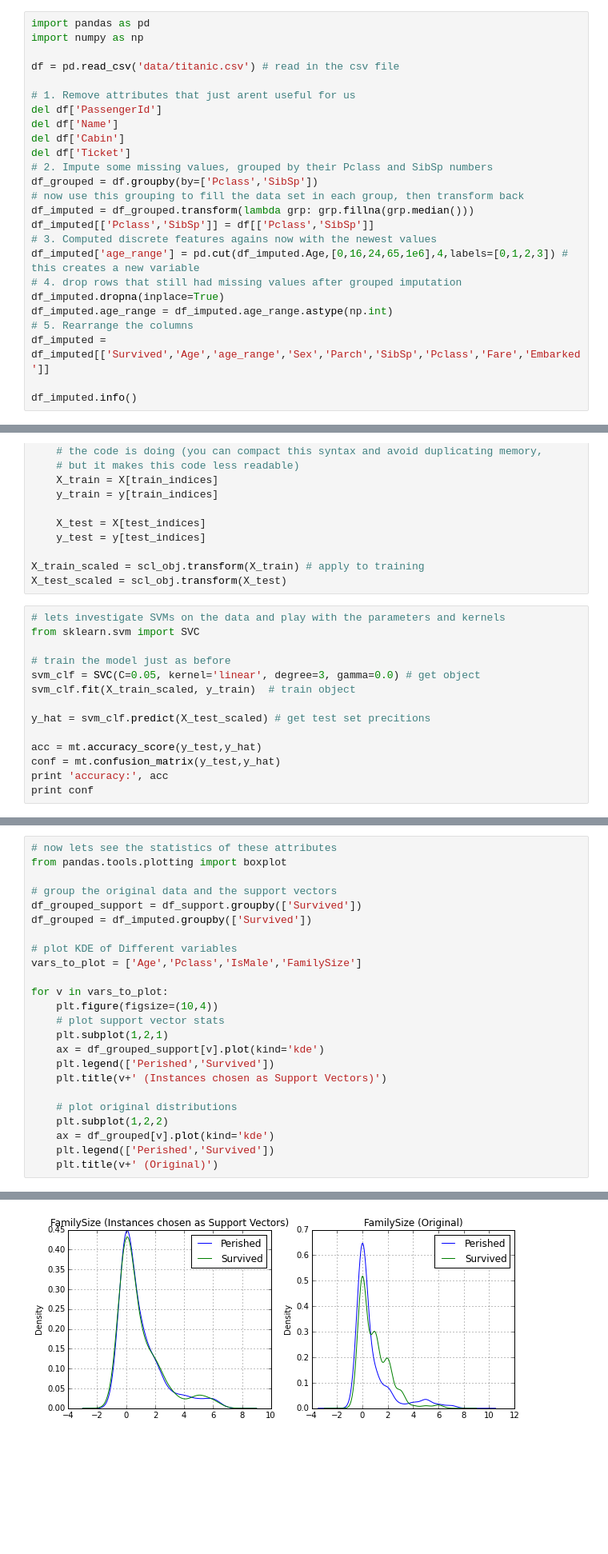
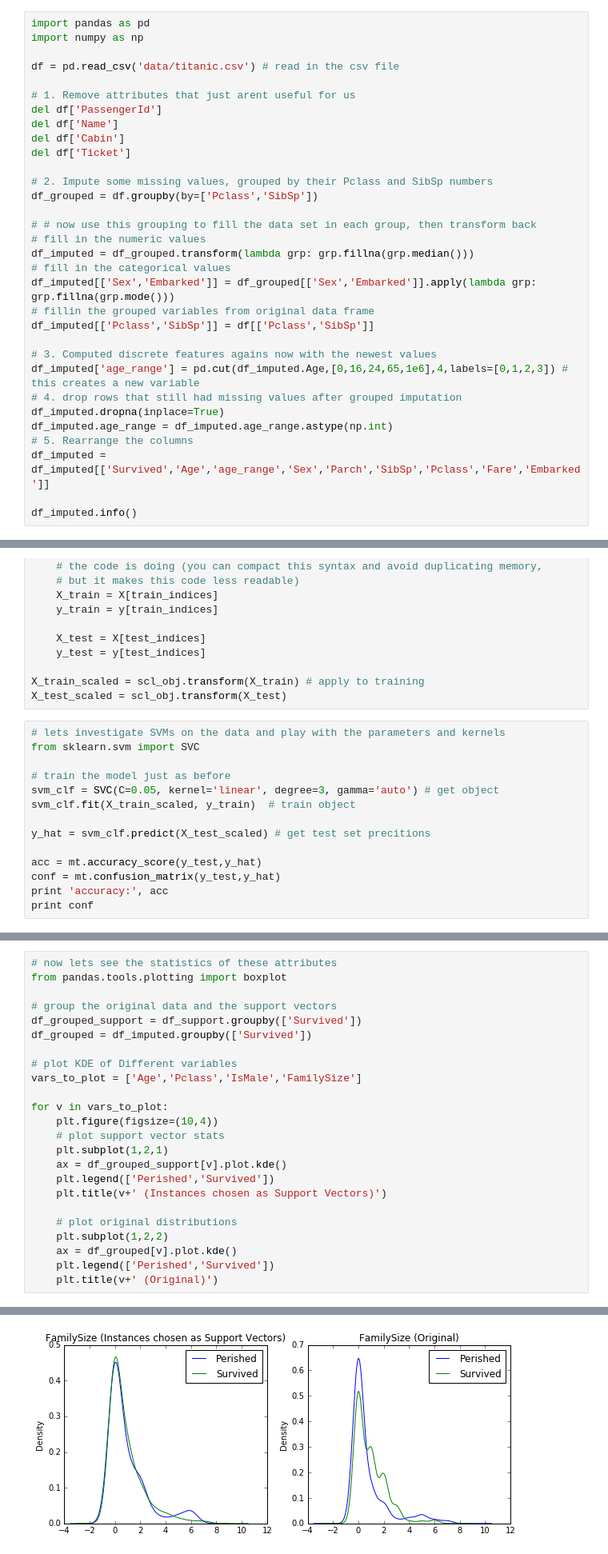
Before and after one commit to eclarson/DataMiningNotebooks, a Jupyter notebook: 04. Logits and SVM.ipynb, the cells around one changed output, grey strips where cells are left out. Shown at 80% size. Drawn from its saved outputs; the diff is of its cells as text; blank space fills up the shorter version.

```diff
--- a/04. Logits and SVM.ipynb
+++ b/04. Logits and SVM.ipynb
@@ -19,11 +20,18 @@ del df['PassengerId']
 del df['Name']
 del df['Cabin']
 del df['Ticket']
+
 # 2. Impute some missing values, grouped by their Pclass and SibSp numbers
 df_grouped = df.groupby(by=['Pclass','SibSp'])
-# now use this grouping to fill the data set in each group, then transform back
+
+# # now use this grouping to fill the data set in each group, then transform back
+# fill in the numeric values
 df_imputed = df_grouped.transform(lambda grp: grp.fillna(grp.median()))
+# fill in the categorical values
+df_imputed[['Sex','Embarked']] = df_grouped[['Sex','Embarked']].apply(lambda grp: grp.fillna(grp.mode()))
+# fillin the grouped variables from original data frame
 df_imputed[['Pclass','SibSp']] = df[['Pclass','SibSp']]
+
 # 3. Computed discrete features agains now with the newest values
 df_imputed['age_range'] = pd.cut(df_imputed.Age,[0,16,24,65,1e6],4,labels=[0,1,2,3]) # this creates a new variable
 # 4. drop rows that still had missing values after grouped imputation
@@ -407,7 +421,7 @@ X_test_scaled = scl_obj.transform(X_test)
 from sklearn.svm import SVC
 
 # train the model just as before
-svm_clf = SVC(C=0.05, kernel='linear', degree=3, gamma=0.0) # get object
+svm_clf = SVC(C=0.05, kernel='linear', degree=3, gamma='auto') # get object
 svm_clf.fit(X_train_scaled, y_train)  # train object
 
 y_hat = svm_clf.predict(X_test_scaled) # get test set precitions
@@ -486,13 +505,13 @@ for v in vars_to_plot:
     plt.figure(figsize=(10,4))
     # plot support vector stats
     plt.subplot(1,2,1)
-    ax = df_grouped_support[v].plot(kind='kde')
+    ax = df_grouped_support[v].plot.kde()
     plt.legend(['Perished','Survived'])
     plt.title(v+' (Instances chosen as Support Vectors)')
 
     # plot original distributions
     plt.subplot(1,2,2)
-    ax = df_grouped[v].plot(kind='kde')
+    ax = df_grouped[v].plot.kde()
     plt.legend(['Perished','Survived'])
     plt.title(v+' (Original)')
 # %% [output]
@@ -502,4 +521,4 @@ for v in vars_to_plot:
-[figure, old version]
+[figure, new version]
 # %% [markdown]
 So the analysis here is basically telling us what the original statistics of the data looked like, and also what the statistics of the support vectors looked like. We can see that the separation in distributions is not as great as the separation for the original data. This is because the support vectors tend to be instances on the edge of the class boundaries and also instances that are classified incorrectly in the training data.
 
```
Also changed, not shown: parts of 25 cells of this notebook.
